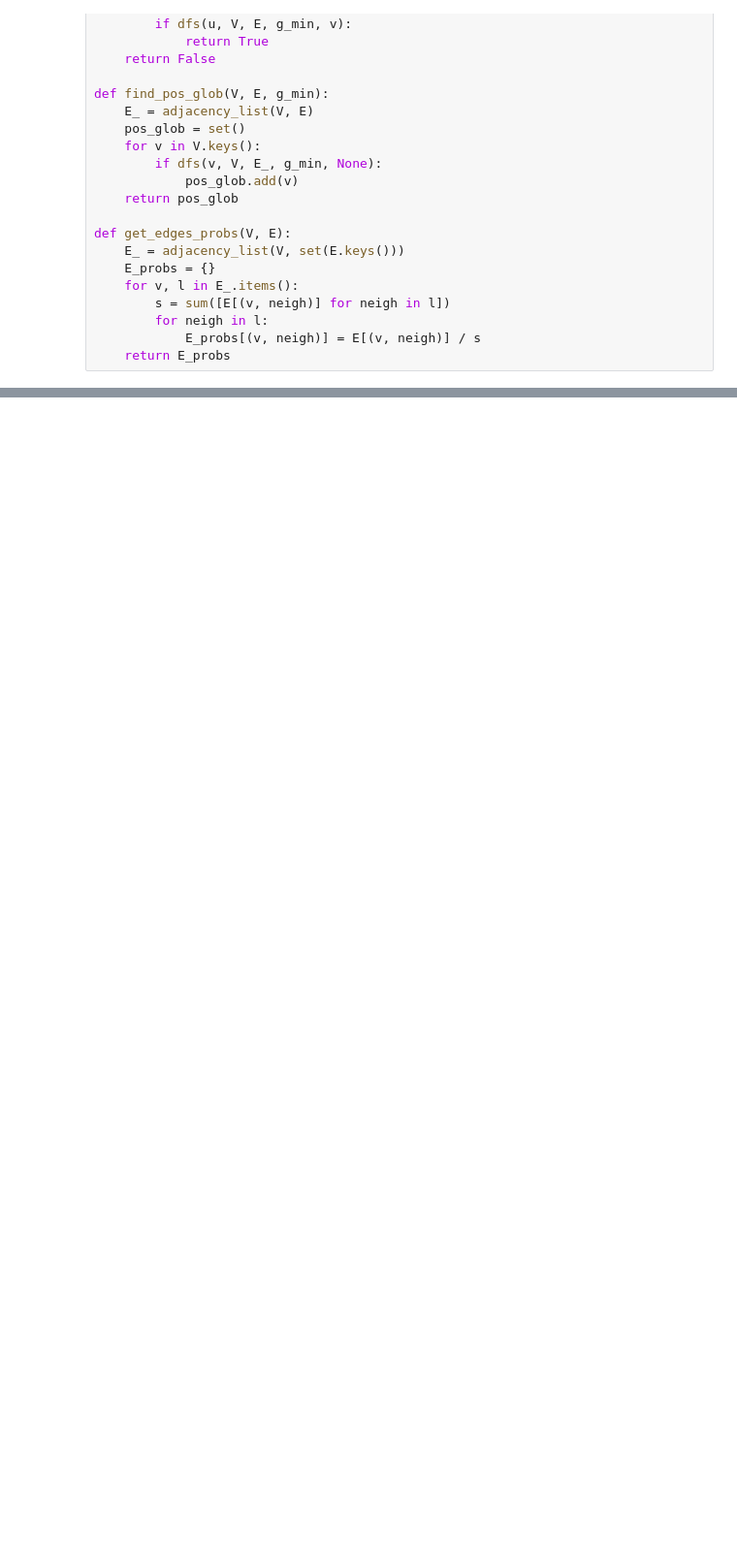
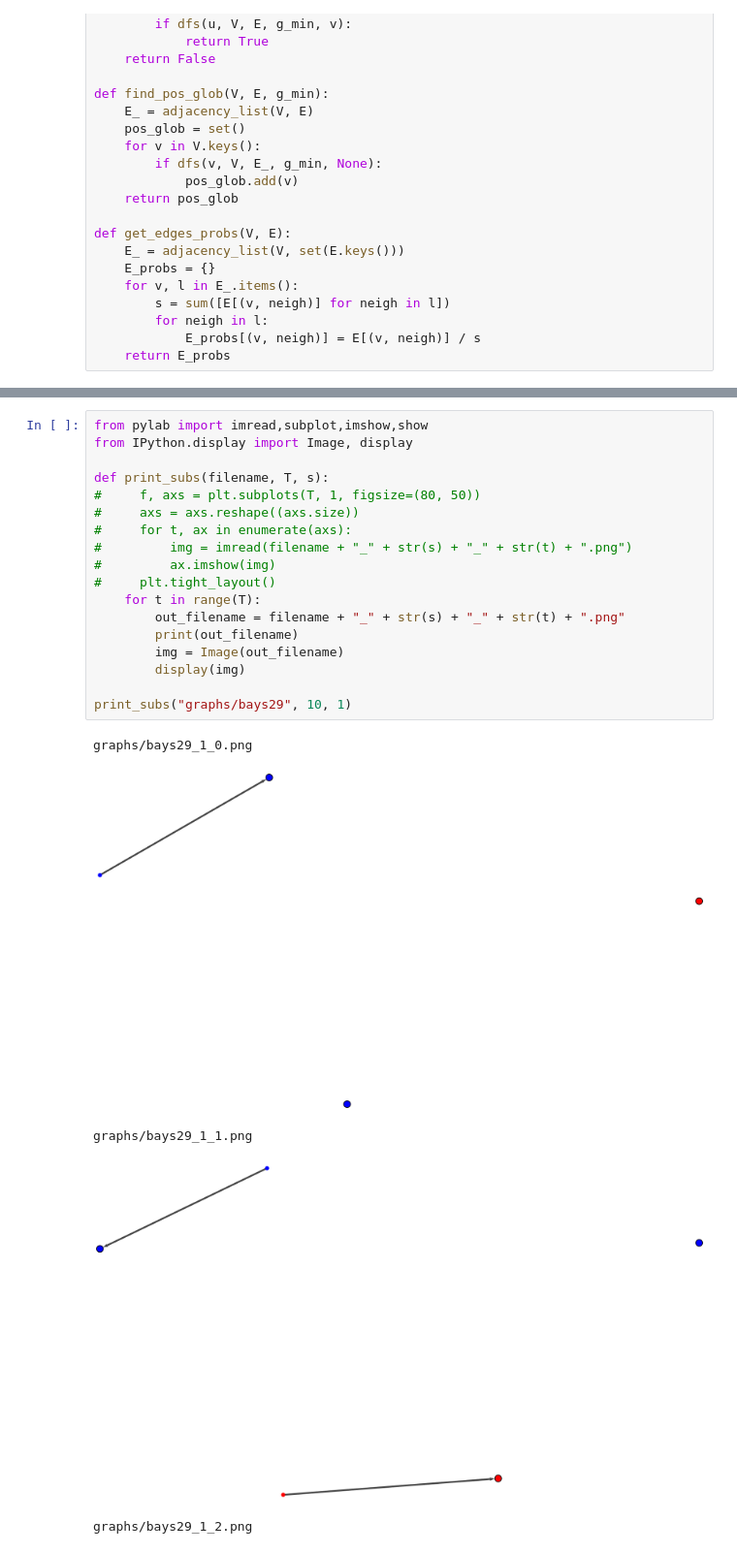
Before and after one commit to Bixkog/TSP_map, a Jupyter notebook: tsp_map.ipynb, the cells around one changed output, grey strips where cells are left out. Shown at 97% size. Cells and saved outputs as stored; diff of their text form; blank space fills up the shorter version.

Commit message:
subplots

```diff
--- a/tsp_map.ipynb
+++ b/tsp_map.ipynb
@@ -254,0 +322,24 @@ AttributeError: 'set' object has no attribute 'keys'
+# %%
+from pylab import imread,subplot,imshow,show
+from IPython.display import Image, display
+
+def print_subs(filename, T, s):
+#     f, axs = plt.subplots(T, 1, figsize=(80, 50))
+#     axs = axs.reshape((axs.size))
+#     for t, ax in enumerate(axs):
+#         img = imread(filename + "_" + str(s) + "_" + str(t) + ".png")
+#         ax.imshow(img)
+#     plt.tight_layout()
+    for t in range(T):
+        out_filename = filename + "_" + str(s) + "_" + str(t) + ".png"
+        print(out_filename)
+        img = Image(out_filename)
+        display(img)
+
+print_subs("graphs/bays29", 10, 1)
+# %% [output]
+graphs/bays29_1_0.png
+[figure, added]
+graphs/bays29_1_1.png
+[figure, added]
+graphs/bays29_1_2.png
```
Also changed, not shown: parts of 9 cells of this notebook, 1 other file.
